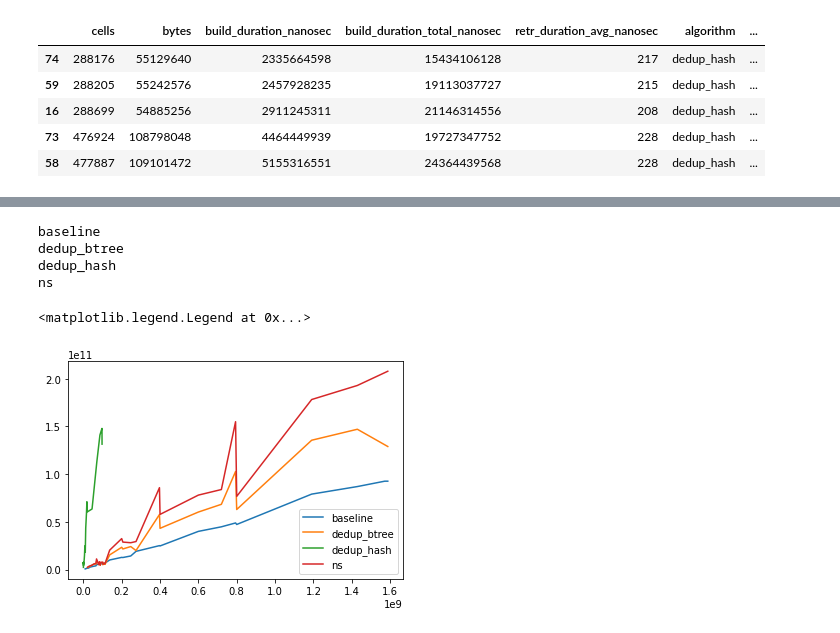
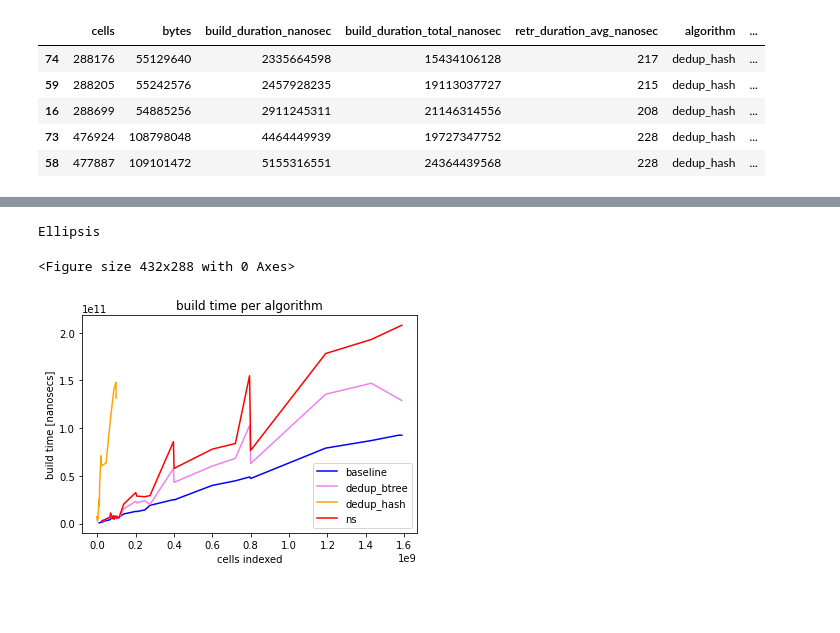
Before and after one commit to nilsmartel/bsc-ii-measure, a Jupyter notebook: render-graphs/testing.ipynb, the cells around one changed output, grey strips where cells are left out. Drawn from its saved outputs; the diff is of its cells as text; code cells hidden in the pictures; blank space fills up the shorter version.

Commit message:
Draw useful graphs in Notebook

```diff
--- a/render-graphs/testing.ipynb
+++ b/render-graphs/testing.ipynb
@@ -14,3 +14,24 @@ data.head()
 | 16 | 288699 | 54885256 | 2911245311 | 21146314556 | 208 | dedup_hash | ... |
 | 73 | 476924 | 108798048 | 4464449939 | 19727347752 | 228 | dedup_hash | ... |
 | 58 | 477887 | 109101472 | 5155316551 | 24364439568 | 228 | dedup_hash | ... |
+# %%
+c = {
+    'ns': 'red',
+    'baseline': 'blue',
+    'dedup_hash': 'orange',
+    'dedup_btree': 'violet',
+}
+# %%
+fig, ax = plt.subplots()
+
+data['retr_duration_avg_microsec'] = data['retr_duration_avg_nanosec'] / 1000
+
+data_ = data[data['algorithm'] != 'dedup_hash']
+done = set()
+for [table,algo], row in data_.groupby(["table", "algorithm"]):
+    p, = ax.plot('cells', 'retr_duration_avg_microsec', c=c[algo], data=row)
+
+
+ax.set_ylabel('μs')
+ax.set_xlabel('cells')
+ax.set_title("access time")
@@ -17,18 +41,20 @@ data.head()
 # %%
-fig, ax = plt.subplots()
+plt.figure(figsize=(6, 4))
+fig, bta = plt.subplots()
 
 for algo,row in data.groupby("algorithm"):
-    print(algo)
-    p, = ax.plot('cells', 'build_duration_nanosec', data=row)
+    p, = bta.plot('cells', 'build_duration_nanosec', c=c[algo], data=row)
     p.set_label(algo)
 
-ax.legend()
+
+bta.set_xlabel('cells indexed')
+bta.set_ylabel('build time [nanosecs]')
+bta.legend()
+bta.set_title("build time per algorithm")
 
 # fig
+...
 # %% [output]
-baseline
-dedup_btree
-dedup_hash
-ns
+Ellipsis
-<matplotlib.legend.Legend at 0x...>
+<Figure size 432x288 with 0 Axes>
-[figure, old version]
+[figure, new version]
```
Also changed, not shown: parts of 5 cells of this notebook, 1 other file.
